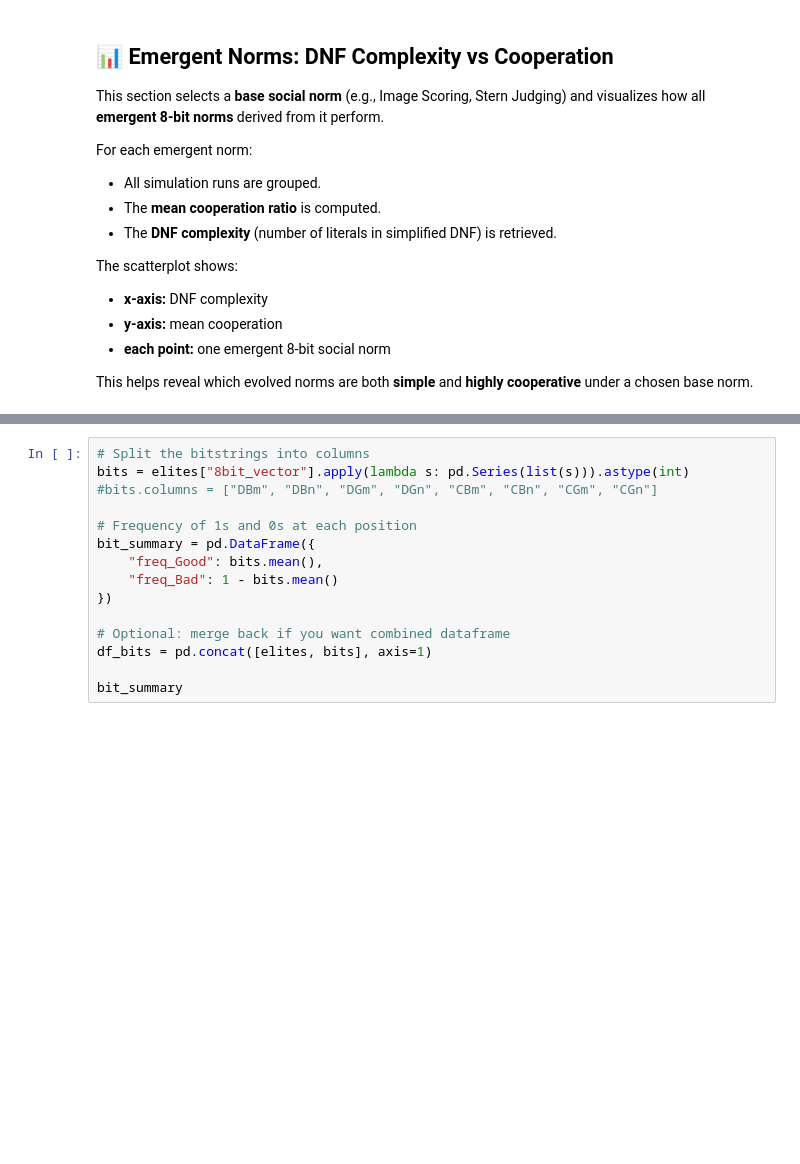
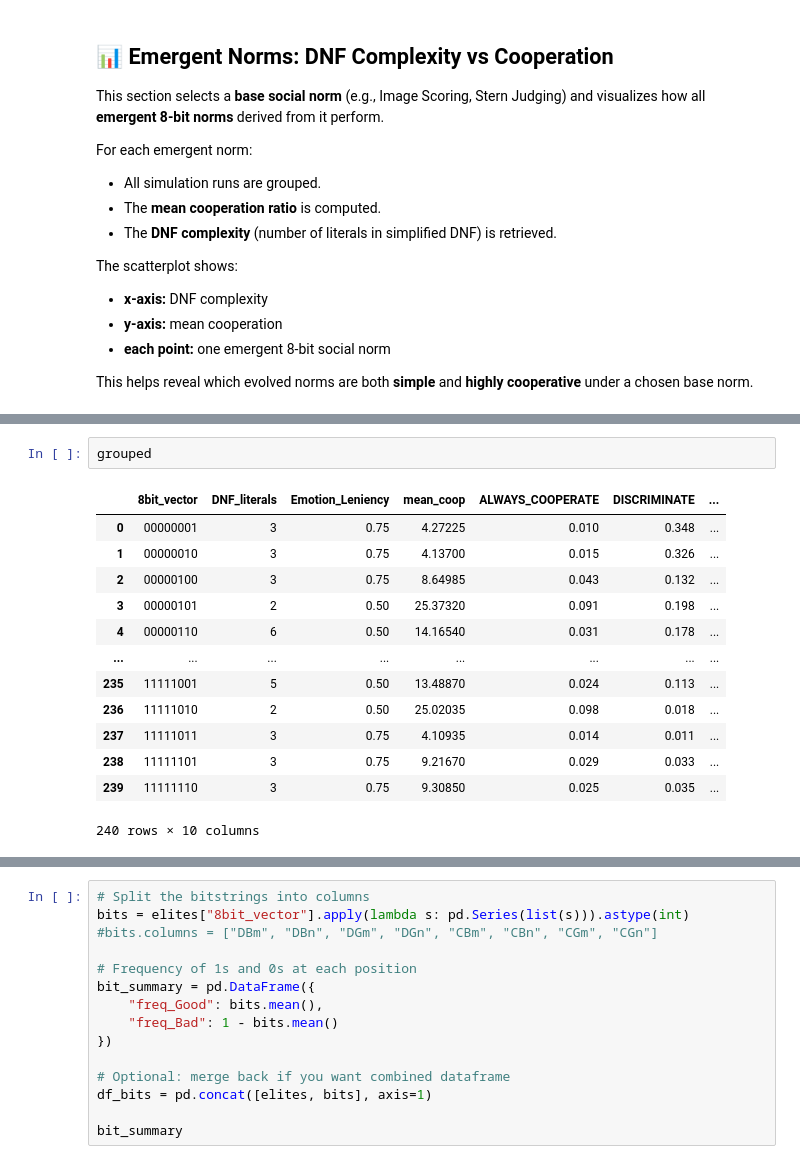
Before and after one commit to cfonsecahenrique/SNARE, a Jupyter notebook: results_reader.ipynb, the cells around one changed output, grey strips where cells are left out. Cells and saved outputs as stored; diff of their text form; blank space fills up the shorter version.

```diff
--- a/results_reader.ipynb
+++ b/results_reader.ipynb
@@ -442,3 +463,19 @@ elites
+# %%
+grouped
+# %% [output]
+|  | 8bit_vector | DNF_literals | Emotion_Leniency | mean_coop | ALWAYS_COOPERATE | DISCRIMINATE | ... |
+| 0 | 00000001 | 3 | 0.75 | 4.27225 | 0.010 | 0.348 | ... |
+| 1 | 00000010 | 3 | 0.75 | 4.13700 | 0.015 | 0.326 | ... |
+| 2 | 00000100 | 3 | 0.75 | 8.64985 | 0.043 | 0.132 | ... |
+| 3 | 00000101 | 2 | 0.50 | 25.37320 | 0.091 | 0.198 | ... |
+| 4 | 00000110 | 6 | 0.50 | 14.16540 | 0.031 | 0.178 | ... |
+| ... | ... | ... | ... | ... | ... | ... | ... |
+| 235 | 11111001 | 5 | 0.50 | 13.48870 | 0.024 | 0.113 | ... |
+| 236 | 11111010 | 2 | 0.50 | 25.02035 | 0.098 | 0.018 | ... |
+| 237 | 11111011 | 3 | 0.75 | 4.10935 | 0.014 | 0.011 | ... |
+| 238 | 11111101 | 3 | 0.75 | 9.21670 | 0.029 | 0.033 | ... |
+| 239 | 11111110 | 3 | 0.75 | 9.30850 | 0.025 | 0.035 | ... |
+240 rows × 10 columns
 # %%
 elites.T
 # %% [output]
```
Also changed, not shown: parts of 9 cells of this notebook, 4 other files.
